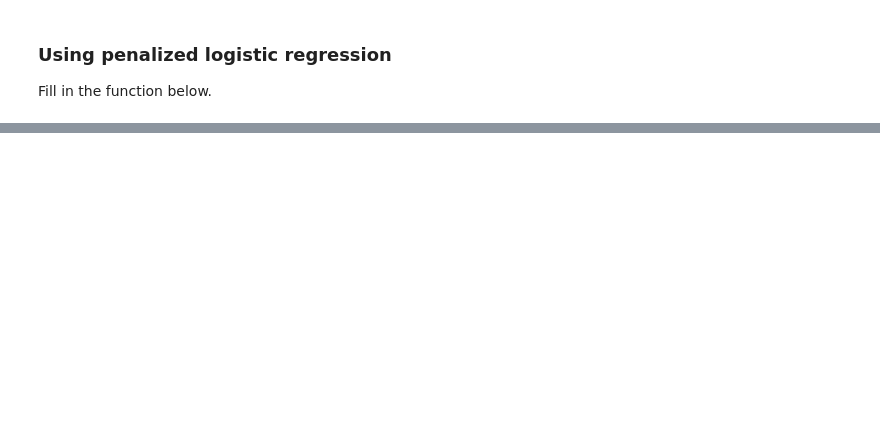
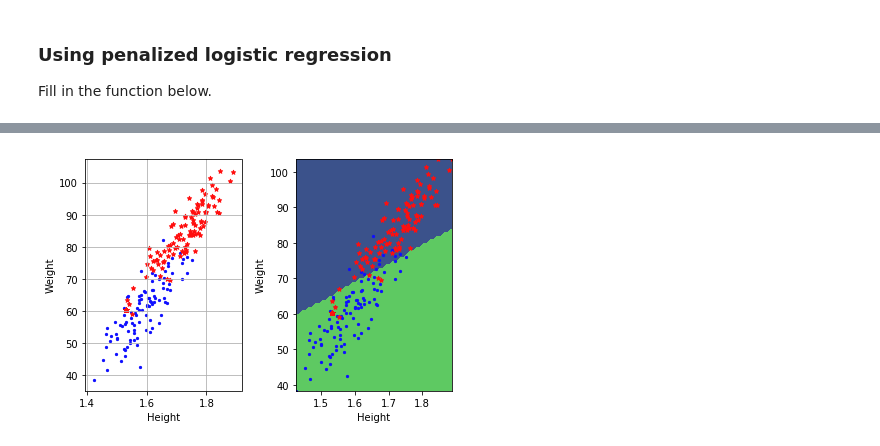
Before and after one commit to pauarge/ML_course, a Jupyter notebook: labs/ex05/template/ex05.ipynb, the cells around one changed output, grey strips where cells are left out. Drawn from its saved outputs; the diff is of its cells as text; code cells hidden in the pictures; blank space fills up the shorter version.

```diff
--- a/labs/ex05/template/ex05.ipynb
+++ b/labs/ex05/template/ex05.ipynb
@@ -197,38 +197,32 @@ logistic_regression_newton_method_demo(y, x)
 # %% [markdown]
 ### Using penalized logistic regression
 Fill in the function below.
-# %%
-def penalized_logistic_regression(y, tx, w, lambda_):
-    """return the loss, gradient, and hessian."""
-    # ***************************************************
-    # INSERT YOUR CODE HERE
-    # return loss, gradient, and hessian: TODO
-    # ***************************************************
-    raise NotImplementedError
+# %%
+def penalized_logistic_regression(y, tx, w, lambda_):
+    """return the loss, gradient, and hessian."""
+    loss = calculate_loss(y, tx, w) + (lambda_/2) * np.power(np.linalg.norm(w), 2)
+    gradient = calculate_gradient(y, tx, w) + lambda_ * w
+    a = np.eye(w.shape[0], dtype=float) * lambda_
+    hessian = calculate_hessian(y, tx, w) + a
+    return loss, gradient, hessian
 # %%
 def learning_by_penalized_gradient(y, tx, w, gamma, lambda_):
     """
     Do one step of gradient descent, using the penalized logistic regression.
     Return the loss and updated w.
     """
-    # ***************************************************
-    # INSERT YOUR CODE HERE
-    # return loss, gradient: TODO
-    # ***************************************************
-    raise NotImplementedError
-    # ***************************************************
-    # INSERT YOUR CODE HERE
-    # update w: TODO
-    # ***************************************************
-    raise NotImplementedError
+    loss, gradient, hessian = penalized_logistic_regression(y, tx, w, lambda_)
+
+    A = np.linalg.solve(hessian, gradient)
+    w = w - gamma * A
     return loss, w
 # %%
 def logistic_regression_penalized_gradient_descent_demo(y, x):
     # init parameters
-    max_iter = 10000
-    gamma = 0.01
-    lambda_ = 0.1
-    threshold = 1e-8
+    max_iter = 1000000000
+    gamma = 0.5
+    lambda_ = 0.001
+    threshold = 1e-12
     losses = []
 
     # build tx
@@ -240,7 +234,7 @@ def logistic_regression_penalized_gradient_descent_demo(y, x):
         # get loss and update w.
         loss, w = learning_by_penalized_gradient(y, tx, w, gamma, lambda_)
         # log info
-        if iter % 100 == 0:
+        if iter % 1 == 0:
             print("Current iteration={i}, loss={l}".format(i=iter, l=loss))
         # converge criterion
         losses.append(loss)
@@ -251,3 +245,4 @@ def logistic_regression_penalized_gradient_descent_demo(y, x):
     print("loss={l}".format(l=calculate_loss(y, tx, w)))
 
 logistic_regression_penalized_gradient_descent_demo(y, x)
+# %% [output]
@@ -253,0 +266 @@ logistic_regression_penalized_gradient_descent_demo(y, x)
+[figure, added]
```
Also changed, not shown: parts of 13 cells of this notebook, 2 other files.
